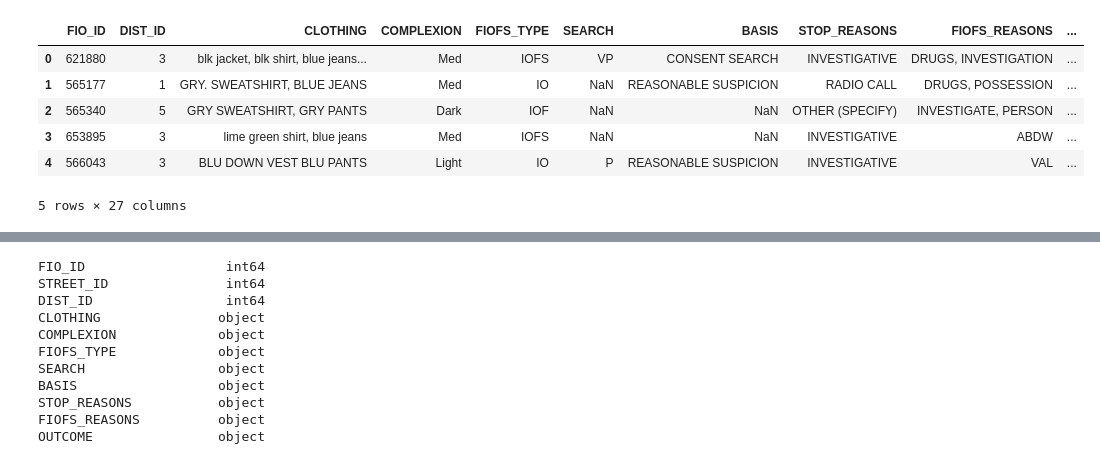
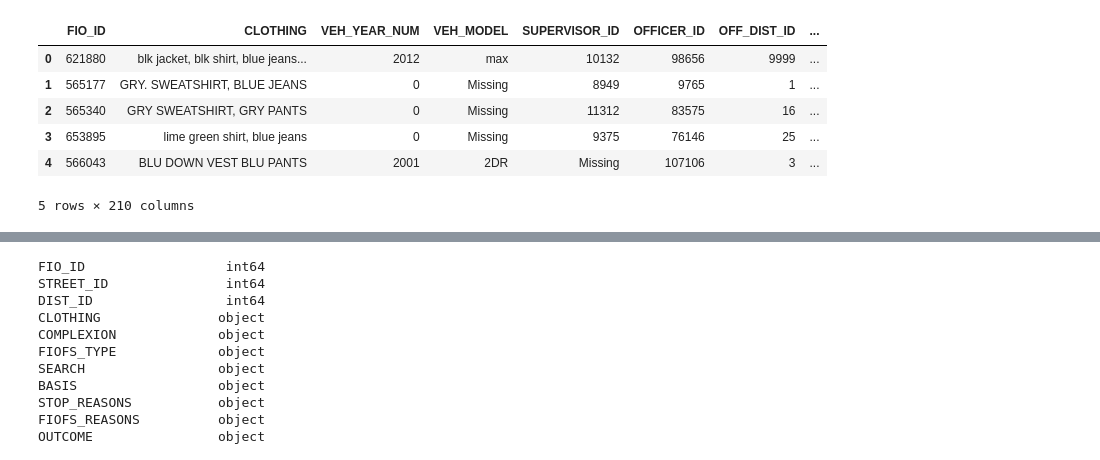
Before and after one commit to LisaLudique/IOPSTEAM, a Jupyter notebook: main.ipynb, the cells around one changed output, grey strips where cells are left out. Saved outputs shown, nothing was run; the diff lists cells and outputs as text; code cells hidden in the pictures.

Commit message:
Finished all features except clothing

```diff
--- a/main.ipynb
+++ b/main.ipynb
@@ -152,11 +22,11 @@ data = pd.DataFrame.fillna(data,value="Missing")
 # %%
-pd.get_dummies(data, columns=["SEX"]).head()
+pd.get_dummies(data, columns=["SEX","PRIORS","VEH_OCCUPANT","DIST_ID","COMPLEXION","FIOFS_TYPE","SEARCH","BASIS","STOP_REASONS","RACE_ID","VEH_COLOR","VEH_STATE","VEH_MAKE","FIOFS_REASONS","OUTCOME"]).head()
 #data = pd.get_dummies(data, columns=["FIOFS_TYPE", "SEARCH", "BASIS", "STOP_REASONS", "RACE_ID"]).head()
 # %% [output]
-|  | FIO_ID | DIST_ID | CLOTHING | COMPLEXION | FIOFS_TYPE | SEARCH | BASIS | STOP_REASONS | FIOFS_REASONS | ... |
-| 0 | 621880 | 3 | blk jacket, blk shirt, blue jeans... | Med | IOFS | VP | CONSENT SEARCH | INVESTIGATIVE | DRUGS, INVESTIGATION | ... |
-| 1 | 565177 | 1 | GRY. SWEATSHIRT, BLUE JEANS | Med | IO | NaN | REASONABLE SUSPICION | RADIO CALL | DRUGS, POSSESSION | ... |
-| 2 | 565340 | 5 | GRY SWEATSHIRT, GRY PANTS | Dark | IOF | NaN | NaN | OTHER (SPECIFY) | INVESTIGATE, PERSON | ... |
-| 3 | 653895 | 3 | lime green shirt, blue jeans | Med | IOFS | NaN | NaN | INVESTIGATIVE | ABDW | ... |
-| 4 | 566043 | 3 | BLU DOWN VEST BLU PANTS | Light | IO | P | REASONABLE SUSPICION | INVESTIGATIVE | VAL | ... |
+|  | FIO_ID | CLOTHING | VEH_YEAR_NUM | VEH_MODEL | SUPERVISOR_ID | OFFICER_ID | OFF_DIST_ID | ... |
+| 0 | 621880 | blk jacket, blk shirt, blue jeans... | 2012 | max | 10132 | 98656 | 9999 | ... |
+| 1 | 565177 | GRY. SWEATSHIRT, BLUE JEANS | 0 | Missing | 8949 | 9765 | 1 | ... |
+| 2 | 565340 | GRY SWEATSHIRT, GRY PANTS | 0 | Missing | 11312 | 83575 | 16 | ... |
+| 3 | 653895 | lime green shirt, blue jeans | 0 | Missing | 9375 | 76146 | 25 | ... |
+| 4 | 566043 | BLU DOWN VEST BLU PANTS | 2001 | 2DR | Missing | 107106 | 3 | ... |
-5 rows × 27 columns
+5 rows × 210 columns
```
Also changed, not shown: parts of 11 cells of this notebook, 3 other files.
